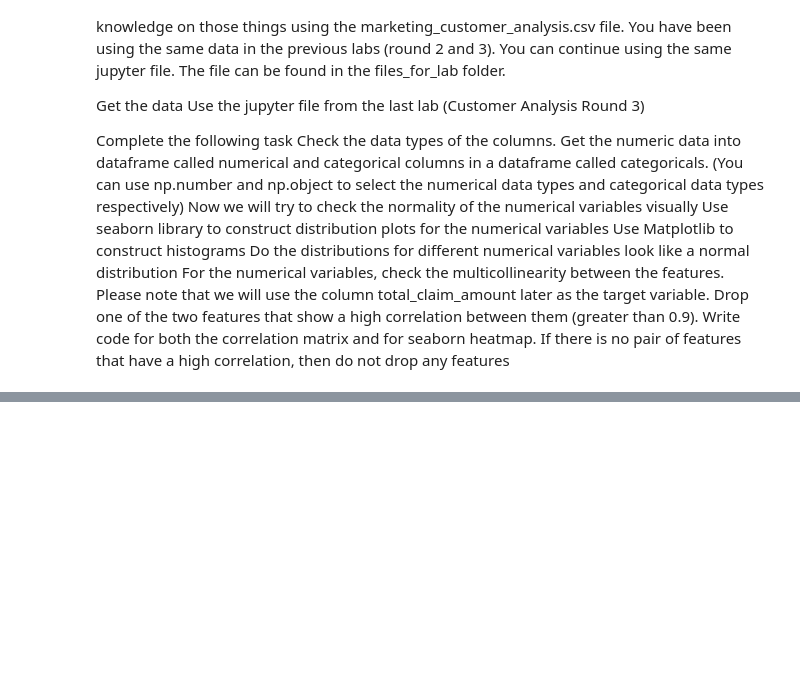
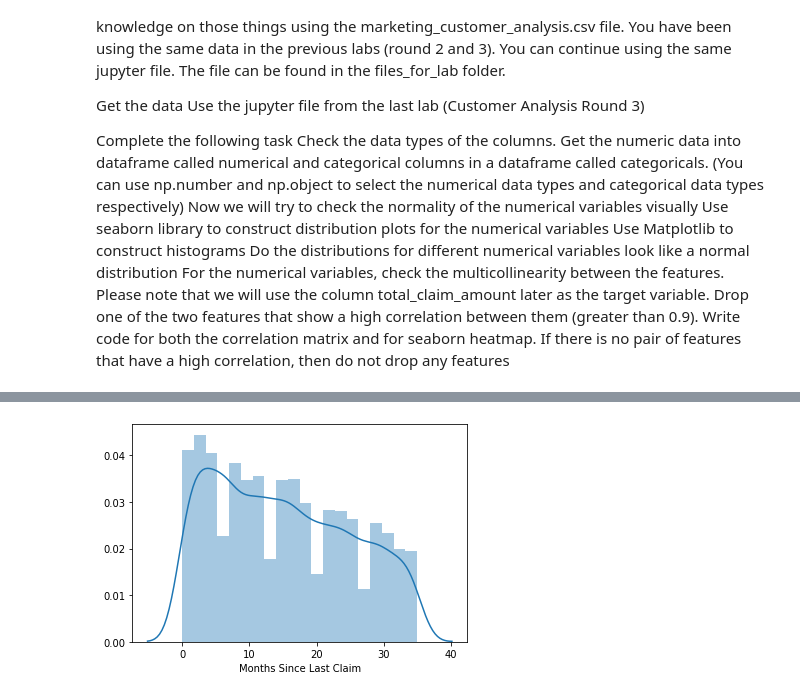
Before and after one commit to FrCloers/lab-customer-analysis-round-3, a Jupyter notebook: files_for_lab/csv_files/lab-customer-analysis-round-3+4.ipynb, the cells around one changed output, grey strips where cells are left out. Cells and saved outputs as stored; diff of their text form; code cells hidden in the pictures; blank space fills up the shorter version.

```diff
--- a/files_for_lab/csv_files/lab-customer-analysis-round-3+4.ipynb
+++ b/files_for_lab/csv_files/lab-customer-analysis-round-3+4.ipynb
@@ -103,0 +166,7 @@ Drop one of the two features that show a high correlation between them (greater
+# %%
+#Example 2: Months Since Last Claim
+
+sns.distplot(data["Months Since Last Claim"], bins = 20)
+plt.show()
+# %% [output]
+[figure, added]
```
Also changed, not shown: parts of 7 cells of this notebook.
